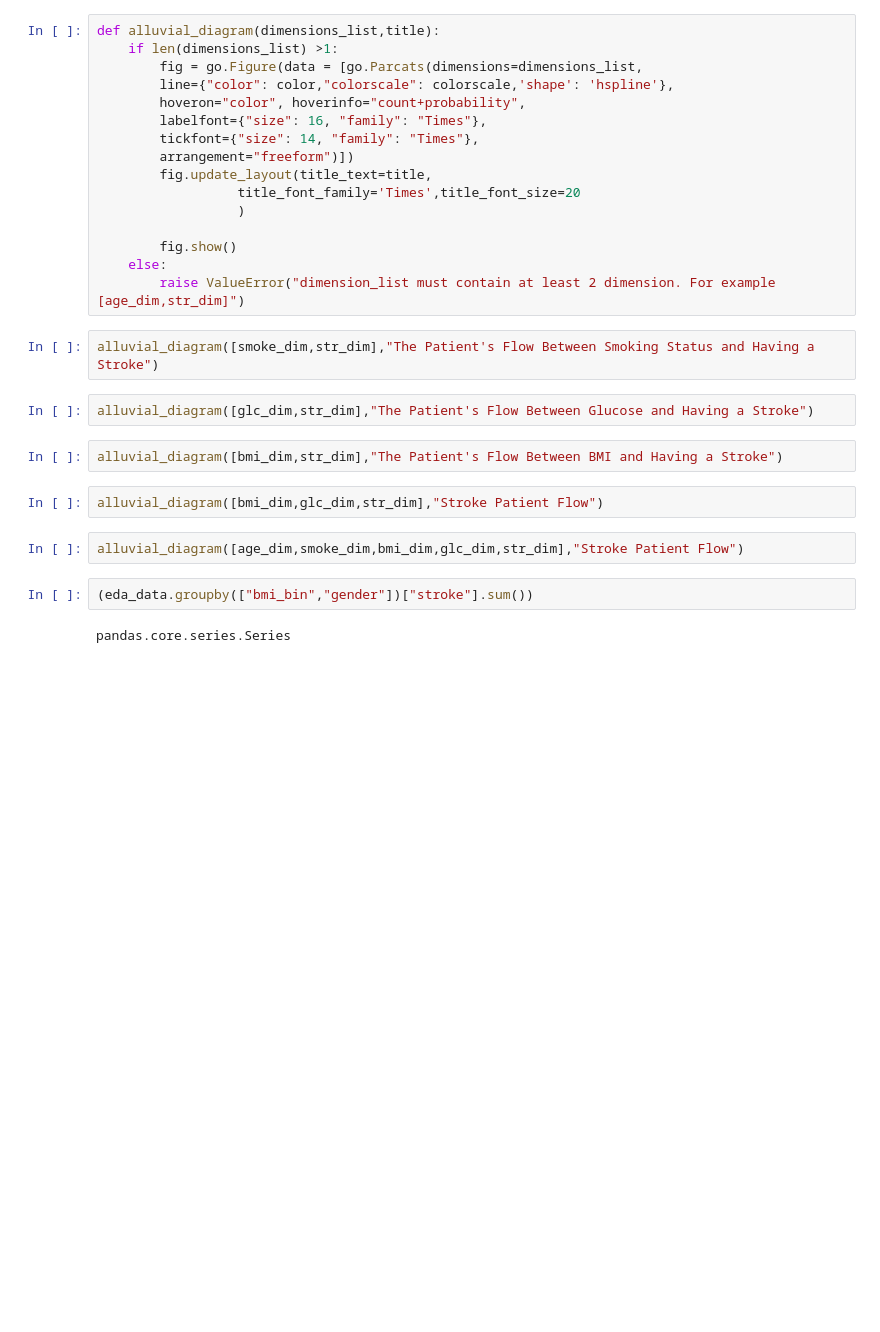
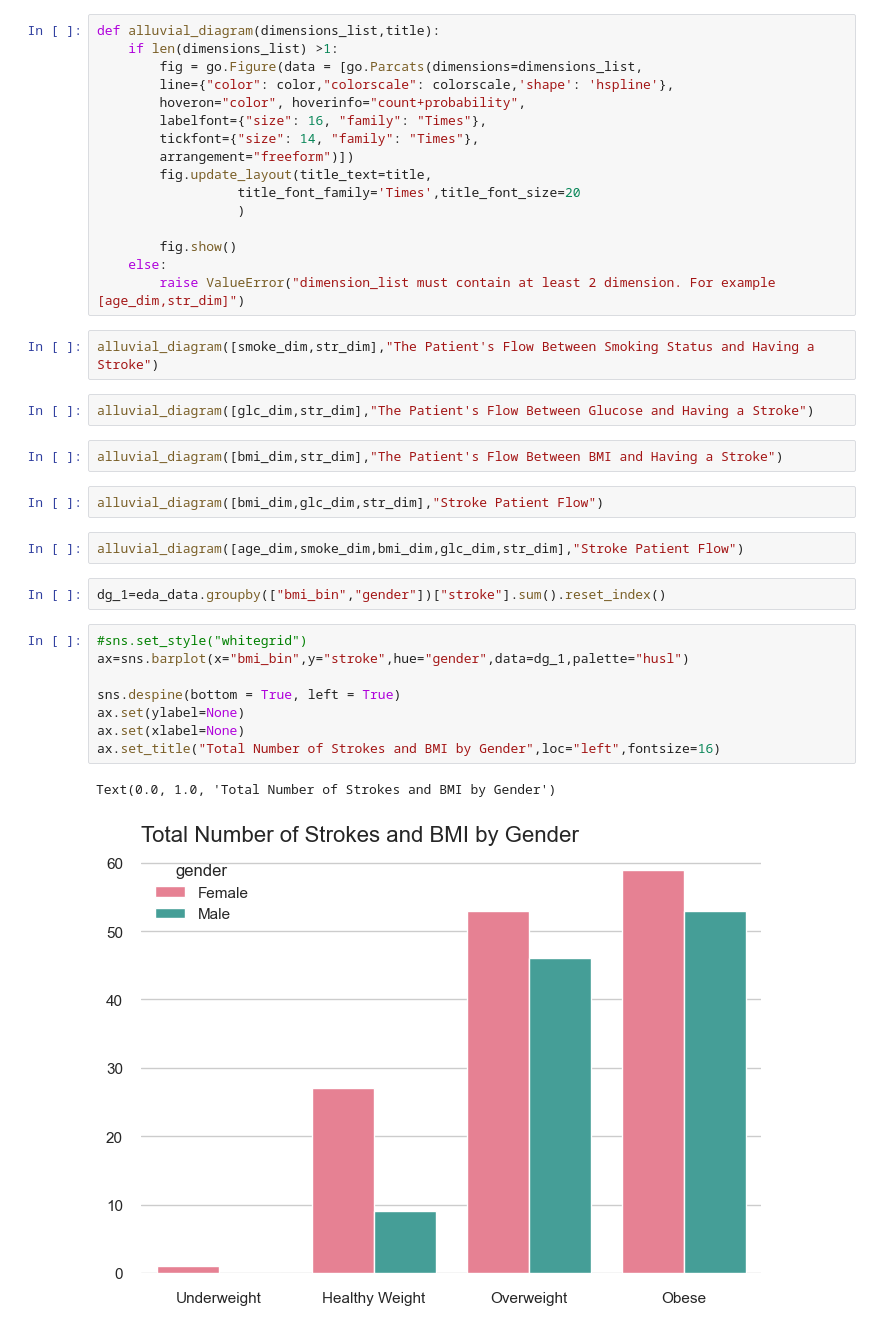
Before and after one commit to emirhansilsupur/brain-stroke-prediction, a Jupyter notebook: brain_stroke.ipynb, the cells around one changed output. Saved outputs shown, nothing was run; the diff lists cells and outputs as text; blank space fills up the shorter version.

Commit message:
add new graph

```diff
--- a/brain_stroke.ipynb
+++ b/brain_stroke.ipynb
@@ -495,6 +495,15 @@ alluvial_diagram([bmi_dim,glc_dim,str_dim],"Stroke Patient Flow")
 # %%
 alluvial_diagram([age_dim,smoke_dim,bmi_dim,glc_dim,str_dim],"Stroke Patient Flow")
 # %%
-(eda_data.groupby(["bmi_bin","gender"])["stroke"].sum())
+dg_1=eda_data.groupby(["bmi_bin","gender"])["stroke"].sum().reset_index()
-# %% [output]
-pandas.core.series.Series
+# %%
+#sns.set_style("whitegrid")
+ax=sns.barplot(x="bmi_bin",y="stroke",hue="gender",data=dg_1,palette="husl")
+
+sns.despine(bottom = True, left = True)
+ax.set(ylabel=None)
+ax.set(xlabel=None)
+ax.set_title("Total Number of Strokes and BMI by Gender",loc="left",fontsize=16)
+# %% [output]
+Text(0.0, 1.0, 'Total Number of Strokes and BMI by Gender')
+[figure, added]
```
Also changed, not shown: parts of 4 cells of this notebook.
